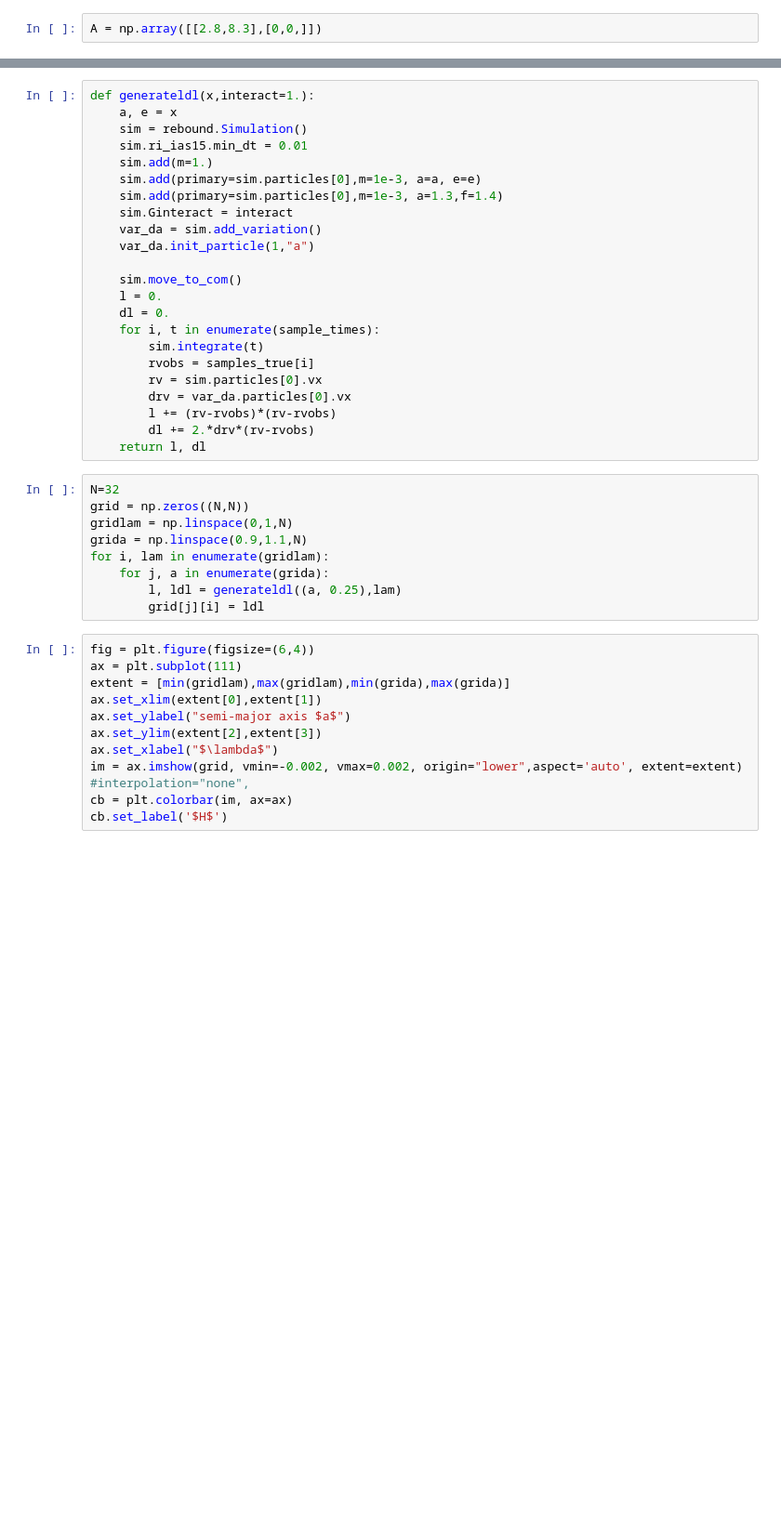
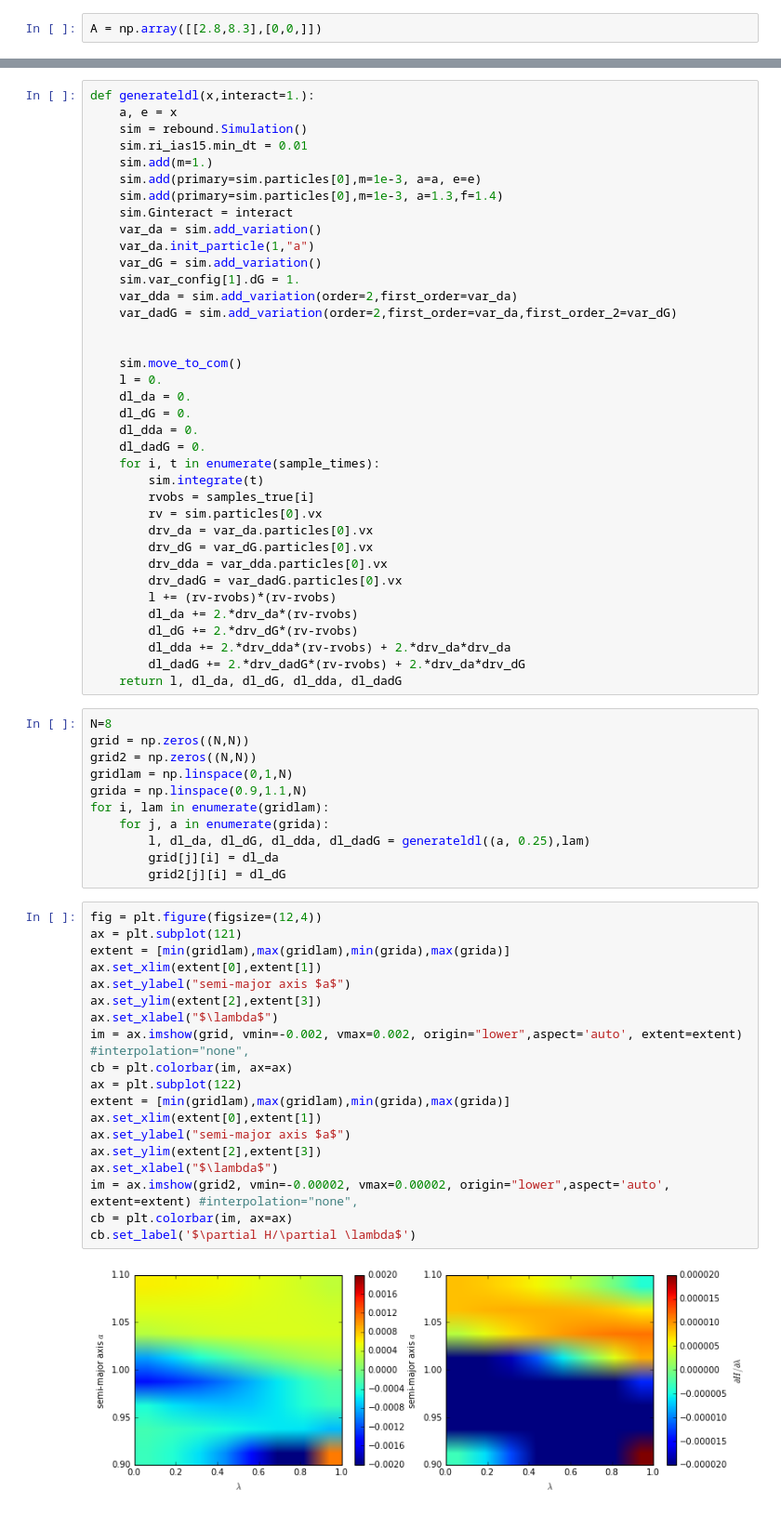
Before and after one commit to hannorein/rebound, a Jupyter notebook: Homotopy.ipynb, the cells around one changed output, grey strips where cells are left out. Shown at 93% size. Saved outputs shown, nothing was run; the diff lists cells and outputs as text; blank space fills up the shorter version.

```diff
--- a/Homotopy.ipynb
+++ b/Homotopy.ipynb
@@ -98,35 +102,61 @@ def generateldl(x,interact=1.):
     sim.Ginteract = interact
     var_da = sim.add_variation()
     var_da.init_particle(1,"a")
+    var_dG = sim.add_variation()
+    sim.var_config[1].dG = 1.
+    var_dda = sim.add_variation(order=2,first_order=var_da)
+    var_dadG = sim.add_variation(order=2,first_order=var_da,first_order_2=var_dG)
+
 
     sim.move_to_com()
     l = 0.
-    dl = 0.
+    dl_da = 0.
+    dl_dG = 0.
+    dl_dda = 0.
+    dl_dadG = 0.
     for i, t in enumerate(sample_times):
         sim.integrate(t)
         rvobs = samples_true[i]
         rv = sim.particles[0].vx
-        drv = var_da.particles[0].vx
+        drv_da = var_da.particles[0].vx
+        drv_dG = var_dG.particles[0].vx
+        drv_dda = var_dda.particles[0].vx
+        drv_dadG = var_dadG.particles[0].vx
         l += (rv-rvobs)*(rv-rvobs)
-        dl += 2.*drv*(rv-rvobs)
-    return l, dl
+        dl_da += 2.*drv_da*(rv-rvobs)
+        dl_dG += 2.*drv_dG*(rv-rvobs)
+        dl_dda += 2.*drv_dda*(rv-rvobs) + 2.*drv_da*drv_da
+        dl_dadG += 2.*drv_dadG*(rv-rvobs) + 2.*drv_da*drv_dG
+    return l, dl_da, dl_dG, dl_dda, dl_dadG
 # %%
-N=32
+N=8
 grid = np.zeros((N,N))
+grid2 = np.zeros((N,N))
 gridlam = np.linspace(0,1,N)
 grida = np.linspace(0.9,1.1,N)
 for i, lam in enumerate(gridlam):
     for j, a in enumerate(grida):
-        l, ldl = generateldl((a, 0.25),lam)
-        grid[j][i] = ldl
+        l, dl_da, dl_dG, dl_dda, dl_dadG = generateldl((a, 0.25),lam)
+        grid[j][i] = dl_da
+        grid2[j][i] = dl_dG
 # %%
-fig = plt.figure(figsize=(6,4))
-ax = plt.subplot(111)
+fig = plt.figure(figsize=(12,4))
+ax = plt.subplot(121)
 extent = [min(gridlam),max(gridlam),min(grida),max(grida)]
 ax.set_xlim(extent[0],extent[1])
 ax.set_ylabel("semi-major axis $a$")
 ax.set_ylim(extent[2],extent[3])
 ax.set_xlabel("$\lambda$")
 im = ax.imshow(grid, vmin=-0.002, vmax=0.002, origin="lower",aspect='auto', extent=extent) #interpolation="none",
 cb = plt.colorbar(im, ax=ax)
-cb.set_label('$H$')
+ax = plt.subplot(122)
+extent = [min(gridlam),max(gridlam),min(grida),max(grida)]
+ax.set_xlim(extent[0],extent[1])
+ax.set_ylabel("semi-major axis $a$")
+ax.set_ylim(extent[2],extent[3])
+ax.set_xlabel("$\lambda$")
+im = ax.imshow(grid2, vmin=-0.00002, vmax=0.00002, origin="lower",aspect='auto', extent=extent) #interpolation="none",
+cb = plt.colorbar(im, ax=ax)
+cb.set_label('$\partial H/\partial \lambda$')
+# %% [output]
+[figure, added]
```
Also changed, not shown: parts of 4 cells of this notebook.
